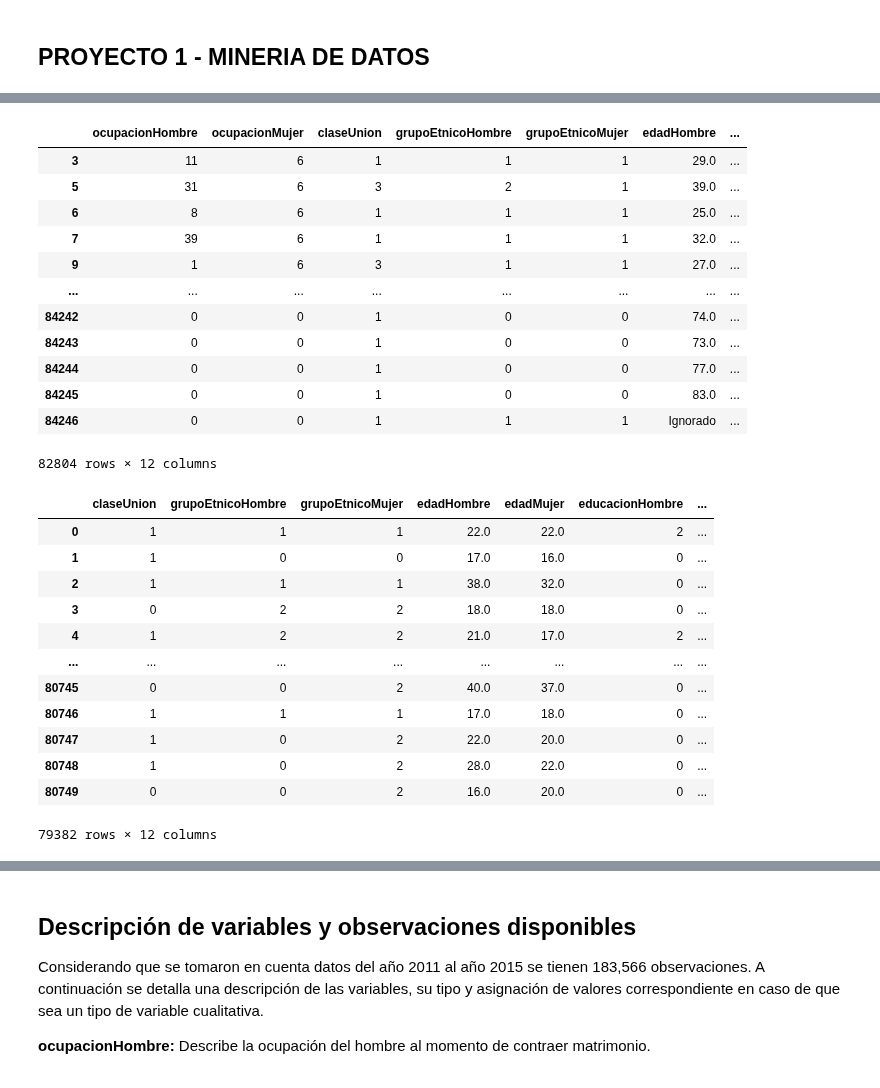
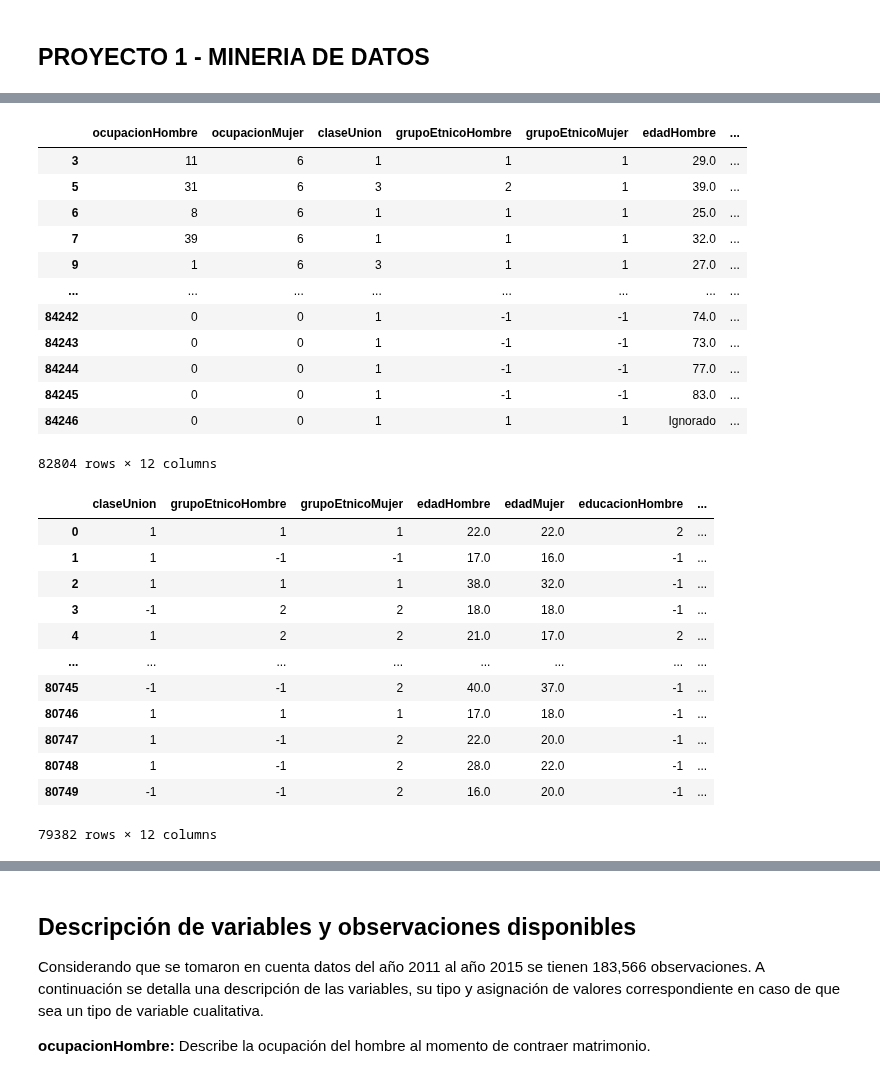
Before and after one commit to MGonza20/Proyecto1_MD, a Jupyter notebook: proyecto_final.ipynb, the cells around one changed output, grey strips where cells are left out. Cells and saved outputs as stored; diff of their text form; code cells hidden in the pictures.

```diff
--- a/proyecto_final.ipynb
+++ b/proyecto_final.ipynb
@@ -163,13 +163,13 @@ data_2012 = data_2012[data_2012['NACMUJ'] == 'Guatemala']
 
 # Clase de union en matrimonio
 union_tipos_2012 = {'Comunidad de gananciales': 1, 'Comunidad absoluta': 2, 'Separación absoluta': 3}
-data_2012['claseUnion'] = data_2012['CLAUNI'].apply(lambda x: union_tipos_2012.get(x, 0))
+data_2012['claseUnion'] = data_2012['CLAUNI'].apply(lambda x: union_tipos_2012.get(x, -1))
 columns_use_2012.append('claseUnion')
 
 # Grupo etnico de hombre y mujer
 grupos_etnicos_2012 = {'No indigena': 1, 'Indigena': 2}
-data_2012['grupoEtnicoHombre'] = data_2012['GETHOM'].apply(lambda x: grupos_etnicos_2012.get(x, 0))
-data_2012['grupoEtnicoMujer'] = data_2012['GETMUJ'].apply(lambda x: grupos_etnicos_2012.get(x, 0))
+data_2012['grupoEtnicoHombre'] = data_2012['GETHOM'].apply(lambda x: grupos_etnicos_2012.get(x, -1))
+data_2012['grupoEtnicoMujer'] = data_2012['GETMUJ'].apply(lambda x: grupos_etnicos_2012.get(x, -1))
 columns_use_2012.extend(['grupoEtnicoMujer', 'grupoEtnicoHombre'])
 
 # Edad del hombre
@@ -182,16 +182,16 @@ columns_use_2012.append('edadMujer')
 
 # Nivel de educacion del hombre y de la mujer
 educacion_tipos_2012 = {'Ninguno': 1, 'Primaria': 2, 'Básico': 3, 'Diversificado': 4, 'Universitario': 5}
-data_2012['educacionHombre'] = data_2012['ESCHOM'].apply(lambda x: educacion_tipos_2012.get(x, 0))
-data_2012['educacionMujer'] = data_2012['ESCMUJ'].apply(lambda x: educacion_tipos_2012.get(x, 0))
+data_2012['educacionHombre'] = data_2012['ESCHOM'].apply(lambda x: educacion_tipos_2012.get(x, -1))
+data_2012['educacionMujer'] = data_2012['ESCMUJ'].apply(lambda x: educacion_tipos_2012.get(x, -1))
 columns_use_2012.extend(['educacionHombre', 'educacionMujer'])
 
 # Departamento de ocurrencia de matrimonio
-data_2012['departamentoRegistro'] = data_2012['DEPREG'].apply(lambda x: departamentos_2011_2019.get(x, 0))
+data_2012['departamentoRegistro'] = data_2012['DEPREG'].apply(lambda x: departamentos_2011_2019.get(x, -1))
 columns_use_2012.append('departamentoRegistro')
 
 # Mes de ocurrencia de matrimonio
-data_2012['mesRegistro'] = data_2012['MESREG'].apply(lambda x: meses_ocurrencia.get(x, 0))
+data_2012['mesRegistro'] = data_2012['MESREG'].apply(lambda x: meses_ocurrencia.get(x, -1))
 columns_use_2012.append('mesRegistro')
 
 # Año de registro de matrimonio
@@ -211,10 +211,10 @@ data_2012_final
 | 7 | 39 | 6 | 1 | 1 | 1 | 32.0 | ... |
 | 9 | 1 | 6 | 3 | 1 | 1 | 27.0 | ... |
 | ... | ... | ... | ... | ... | ... | ... | ... |
-| 84242 | 0 | 0 | 1 | 0 | 0 | 74.0 | ... |
-| 84243 | 0 | 0 | 1 | 0 | 0 | 73.0 | ... |
-| 84244 | 0 | 0 | 1 | 0 | 0 | 77.0 | ... |
-| 84245 | 0 | 0 | 1 | 0 | 0 | 83.0 | ... |
+| 84242 | 0 | 0 | 1 | -1 | -1 | 74.0 | ... |
+| 84243 | 0 | 0 | 1 | -1 | -1 | 73.0 | ... |
+| 84244 | 0 | 0 | 1 | -1 | -1 | 77.0 | ... |
+| 84245 | 0 | 0 | 1 | -1 | -1 | 83.0 | ... |
 | 84246 | 0 | 0 | 1 | 1 | 1 | Ignorado | ... |
 82804 rows × 12 columns
 # %%
@@ -228,13 +228,13 @@ data_2013 = data_2013[data_2013['NACMUJ'] == 'Guatemala']
 
 # Clase de union en matrimonio
 union_tipos_2013 = {'Comunidad de gananciales': 1, 'Comunidad absoluta': 2, 'Separación absoluta': 3}
-data_2013['claseUnion'] = data_2013['CLAUNI'].apply(lambda x: union_tipos_2013.get(x, 0))
+data_2013['claseUnion'] = data_2013['CLAUNI'].apply(lambda x: union_tipos_2013.get(x, -1))
 columns_use_2013.append('claseUnion')
 
 # Grupo etnico de hombre y mujer
 grupos_etnicos_2013 = {'Mestizo / Ladino': 1, 'Maya': 2, 'Garífuna': 2, 'Xinka': 2}
-data_2013['grupoEtnicoHombre'] = data_2013['PUEHOM'].apply(lambda x: grupos_etnicos_2013.get(x, 0))
-data_2013['grupoEtnicoMujer'] = data_2013['PUEMUJ'].apply(lambda x: grupos_etnicos_2013.get(x, 0))
+data_2013['grupoEtnicoHombre'] = data_2013['PUEHOM'].apply(lambda x: grupos_etnicos_2013.get(x, -1))
+data_2013['grupoEtnicoMujer'] = data_2013['PUEMUJ'].apply(lambda x: grupos_etnicos_2013.get(x, -1))
 columns_use_2013.extend(['grupoEtnicoMujer', 'grupoEtnicoHombre'])
 
 # Edad del hombre
@@ -247,50 +247,50 @@ columns_use_2013.append('edadMujer')
 
 # Nivel de educacion del hombre y de la mujer
 educacion_tipos_2013 = {'Ninguno': 1, 'Primaria': 2, 'Básico': 3, 'DIversificado': 4, 'Universitario': 5, 'Postgrado': 6}
-data_2013['educacionHombre'] = data_2013['ESCHOM'].apply(lambda x: educacion_tipos_2013.get(x, 0))
-data_2013['educacionMujer'] = data_2013['ESCMUJ'].apply(lambda x: educacion_tipos_2013.get(x, 0))
+data_2013['educacionHombre'] = data_2013['ESCHOM'].apply(lambda x: educacion_tipos_2013.get(x, -1))
+data_2013['educacionMujer'] = data_2013['ESCMUJ'].apply(lambda x: educacion_tipos_2013.get(x, -1))
 columns_use_2013.extend(['educacionHombre', 'educacionMujer'])
 
 # Ocupaciones extra del hombre
 mas_ocupaciones = ocupacion_tipos_basico.copy()
 mas_ocupaciones['Suboficiales de las fuerzas armadas'] = 22
 mas_ocupaciones['Trabajadores forestales calificados, pescadores y cazadores'] = 41
 
 # Ocupacion del hombre y de la mujer
-data_2013['ocupacionHombre'] = data_2013['CIUOHOM'].apply(lambda x: mas_ocupaciones.get(x, 0))
-data_2013['ocupacionMujer'] = data_2013['CIUOMUJ'].apply(lambda x: ocupacion_tipos_basico.get(x, 0))
+data_2013['ocupacionHombre'] = data_2013['CIUOHOM'].apply(lambda x: mas_ocupaciones.get(x, -1))
+data_2013['ocupacionMujer'] = data_2013['CIUOMUJ'].apply(lambda x: ocupacion_tipos_basico.get(x, -1))
 columns_use_2013.extend(['ocupacionHombre', 'ocupacionMujer'])
 
 # Departamento de ocurrencia de matrimonio
-data_2013['departamentoRegistro'] = data_2013['DEPREG'].apply(lambda x: departamentos_2011_2019.get(x, 0))
+data_2013['departamentoRegistro'] = data_2013['DEPREG'].apply(lambda x: departamentos_2011_2019.get(x, -1))
 columns_use_2013.append('departamentoRegistro')
 
 # Mes de ocurrencia de matrimonio
-data_2013['mesRegistro'] = data_2013['MESREG'].apply(lambda x: meses_ocurrencia.get(x, 0))
+data_2013['mesRegistro'] = data_2013['MESREG'].apply(lambda x: meses_ocurrencia.get(x, -1))
 columns_use_2013.append('mesRegistro')
 
 # Año de registro de matrimonio
 data_2013['anioRegistro'] = data_2013['AÑOREG']
 columns_use_2013.append('anioRegistro')
 
 # data final - 2013
 columns_not_used_2013 = [x for x in data_2013.columns if x not in columns_use_2013]
 data_2013_final = data_2013.drop(columns_not_used_2013, axis=1)
 
 data_2013_final
 # %% [output]
 |  | claseUnion | grupoEtnicoHombre | grupoEtnicoMujer | edadHombre | edadMujer | educacionHombre | ... |
 | 0 | 1 | 1 | 1 | 22.0 | 22.0 | 2 | ... |
-| 1 | 1 | 0 | 0 | 17.0 | 16.0 | 0 | ... |
-| 2 | 1 | 1 | 1 | 38.0 | 32.0 | 0 | ... |
-| 3 | 0 | 2 | 2 | 18.0 | 18.0 | 0 | ... |
+| 1 | 1 | -1 | -1 | 17.0 | 16.0 | -1 | ... |
+| 2 | 1 | 1 | 1 | 38.0 | 32.0 | -1 | ... |
+| 3 | -1 | 2 | 2 | 18.0 | 18.0 | -1 | ... |
 | 4 | 1 | 2 | 2 | 21.0 | 17.0 | 2 | ... |
 | ... | ... | ... | ... | ... | ... | ... | ... |
-| 80745 | 0 | 0 | 2 | 40.0 | 37.0 | 0 | ... |
-| 80746 | 1 | 1 | 1 | 17.0 | 18.0 | 0 | ... |
-| 80747 | 1 | 0 | 2 | 22.0 | 20.0 | 0 | ... |
-| 80748 | 1 | 0 | 2 | 28.0 | 22.0 | 0 | ... |
-| 80749 | 0 | 0 | 2 | 16.0 | 20.0 | 0 | ... |
+| 80745 | -1 | -1 | 2 | 40.0 | 37.0 | -1 | ... |
+| 80746 | 1 | 1 | 1 | 17.0 | 18.0 | -1 | ... |
+| 80747 | 1 | -1 | 2 | 22.0 | 20.0 | -1 | ... |
+| 80748 | 1 | -1 | 2 | 28.0 | 22.0 | -1 | ... |
+| 80749 | -1 | -1 | 2 | 16.0 | 20.0 | -1 | ... |
 79382 rows × 12 columns
 # %%
 # Limpieza data - 2014
```
Also changed, not shown: parts of 4 cells of this notebook.
